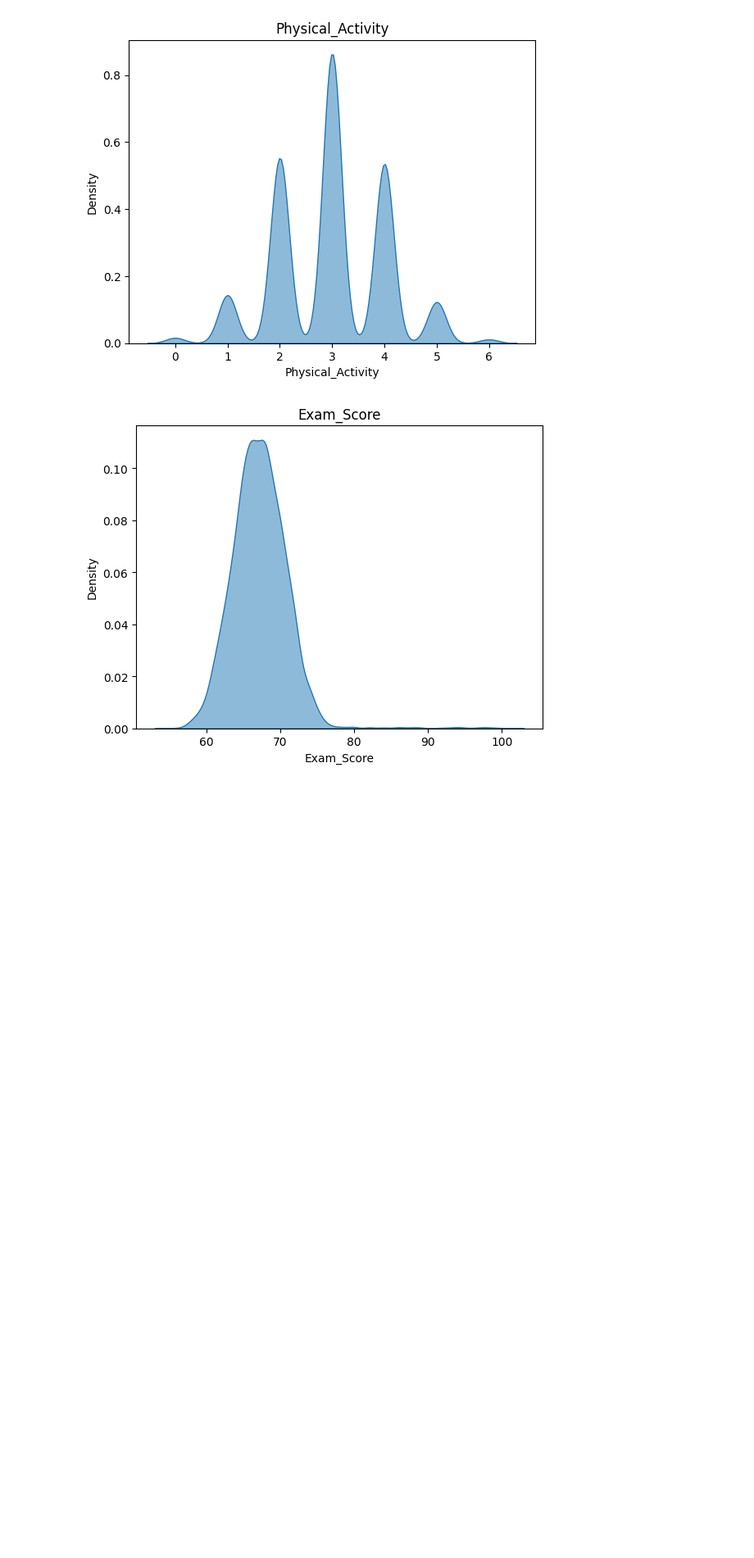
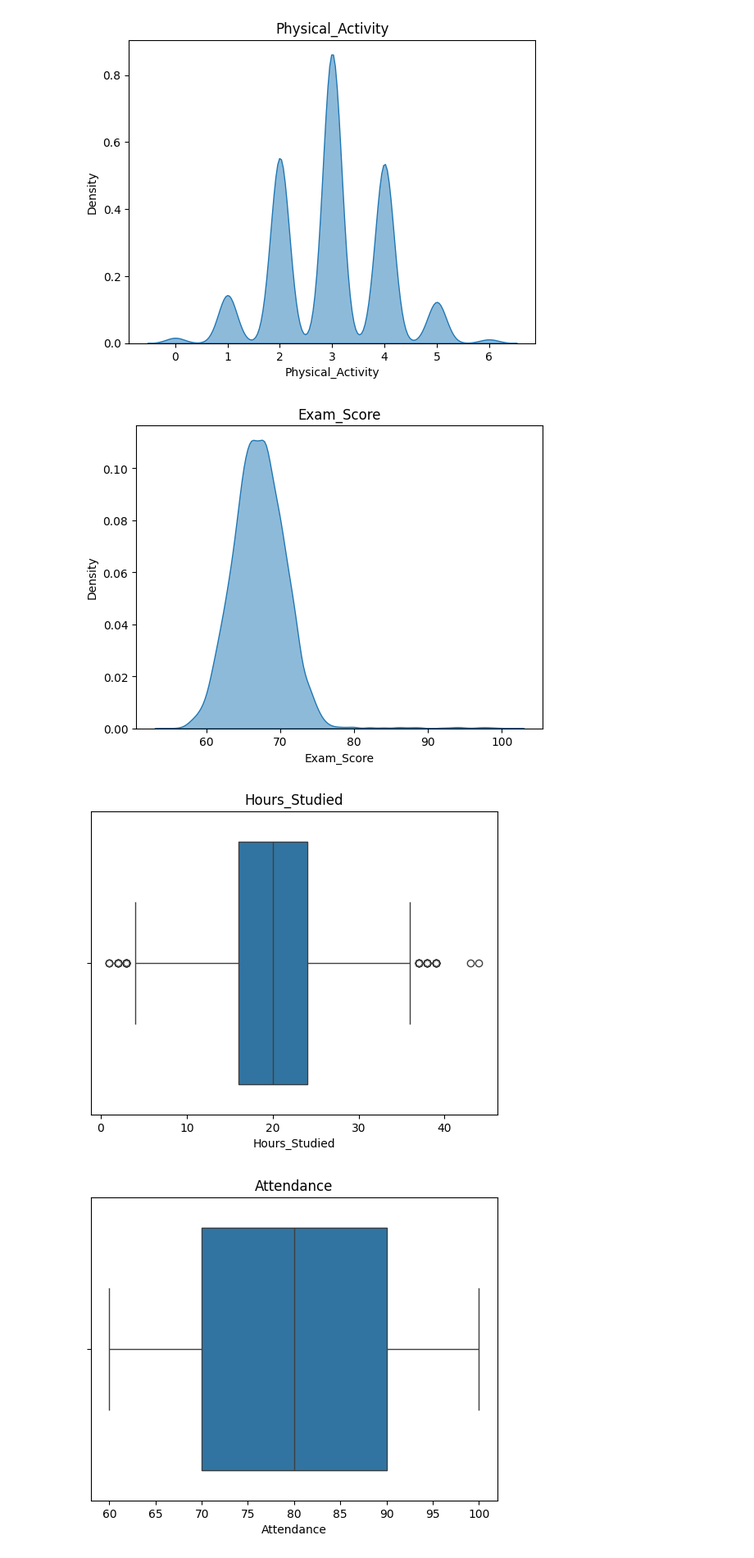
Before and after one commit to minSara02-FromTheStart/CSE303_Project_, a Jupyter notebook: StudentPerformanceFactors.ipynb, the cells around one changed output. Shown at 82% size. Saved outputs shown, nothing was run; the diff lists cells and outputs as text; code cells hidden in the pictures; blank space fills up the shorter version.

Commit message:
boxplot

```diff
--- a/StudentPerformanceFactors.ipynb
+++ b/StudentPerformanceFactors.ipynb
@@ -88,3 +88,11 @@ for col in num_cols:
 [figure]
 [figure]
 [figure]
+# %%
+for col in num_cols:
+    sns.boxplot(x=df[col])
+    plt.title(col)
+    plt.show()
+# %% [output]
+[figure, added]
+[figure, added]
```
Also changed, not shown: parts of 1 cell of this notebook.
